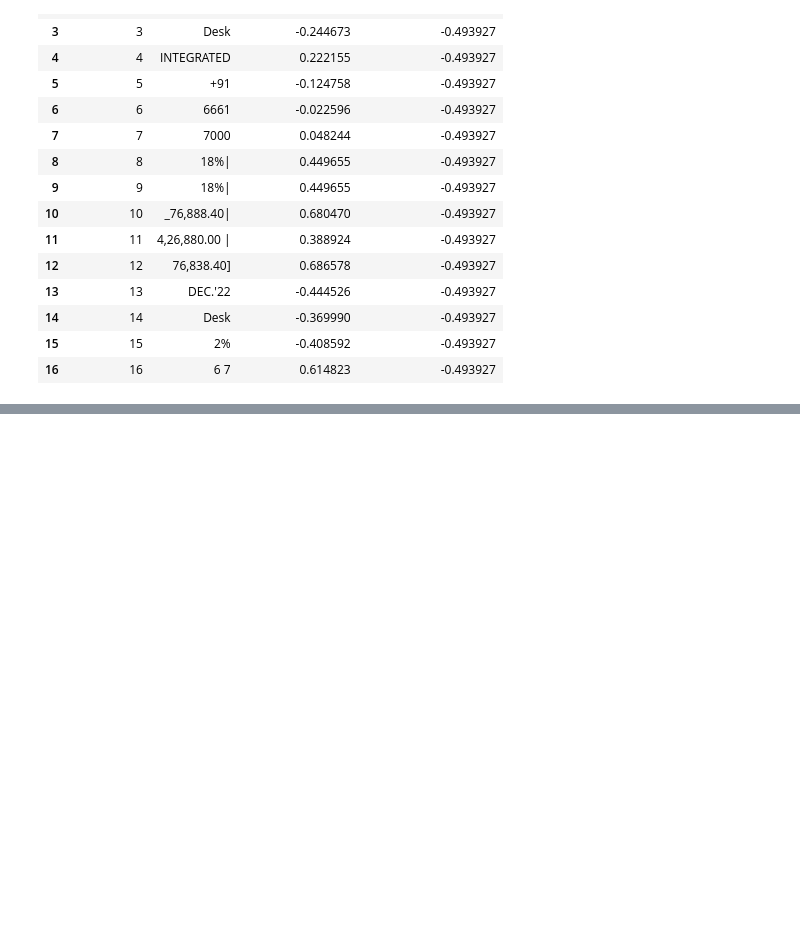
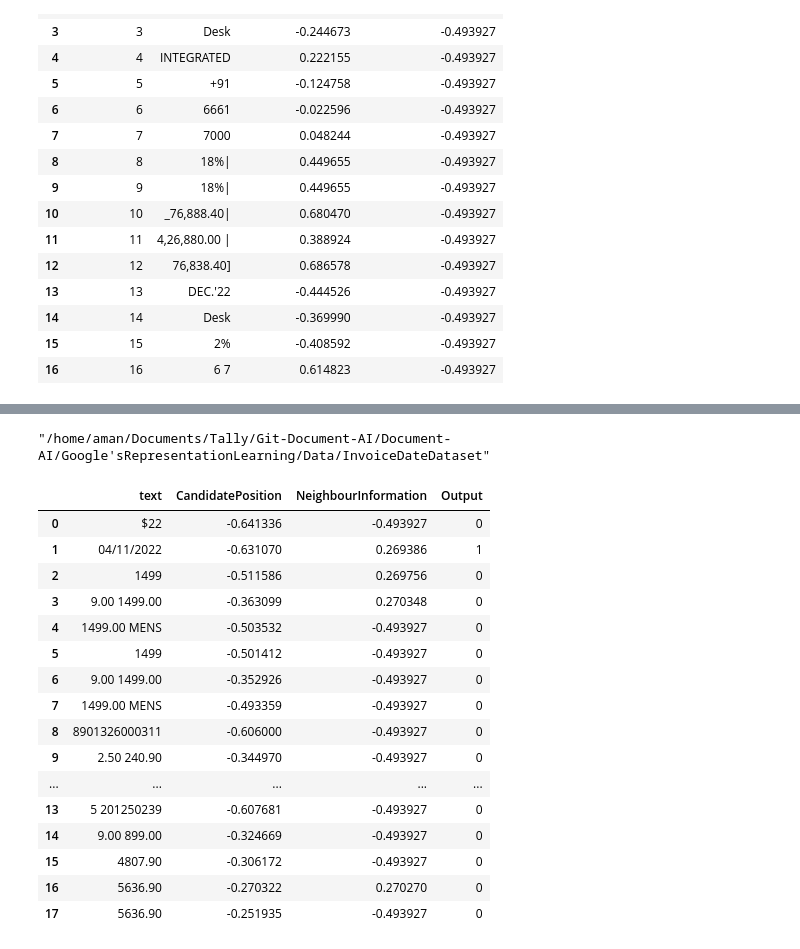
Before and after one commit to TallySolutions/Document-AI, a Jupyter notebook: Google'sRepresentationLearning/Process.ipynb, the cells around one changed output, grey strips where cells are left out. Saved outputs shown, nothing was run; the diff lists cells and outputs as text; code cells hidden in the pictures; blank space fills up the shorter version.

```diff
--- a/Google'sRepresentationLearning/Process.ipynb
+++ b/Google'sRepresentationLearning/Process.ipynb
@@ -129,0 +223,26 @@ df
+# %%
+pwd
+# %% [output]
+"/home/aman/Documents/Tally/Git-Document-AI/Document-AI/Google'sRepresentationLearning/Data/InvoiceDateDataset"
+# %%
+sample = pd.read_csv("56.jpeg.csv")
+sample.drop(columns=["Unnamed: 0.1", "Unnamed: 0", "Similarity"], inplace=True)
+sample
+# %% [output]
+|  | text | CandidatePosition | NeighbourInformation | Output |
+| 0 | $22 | -0.641336 | -0.493927 | 0 |
+| 1 | 04/11/2022 | -0.631070 | 0.269386 | 1 |
+| 2 | 1499 | -0.511586 | 0.269756 | 0 |
+| 3 | 9.00 1499.00 | -0.363099 | 0.270348 | 0 |
+| 4 | 1499.00 MENS | -0.503532 | -0.493927 | 0 |
+| 5 | 1499 | -0.501412 | -0.493927 | 0 |
+| 6 | 9.00 1499.00 | -0.352926 | -0.493927 | 0 |
+| 7 | 1499.00 MENS | -0.493359 | -0.493927 | 0 |
+| 8 | 8901326000311 | -0.606000 | -0.493927 | 0 |
+| 9 | 2.50 240.90 | -0.344970 | -0.493927 | 0 |
+| ... | ... | ... | ... | ... |
+| 13 | 5 201250239 | -0.607681 | -0.493927 | 0 |
+| 14 | 9.00 899.00 | -0.324669 | -0.493927 | 0 |
+| 15 | 4807.90 | -0.306172 | -0.493927 | 0 |
+| 16 | 5636.90 | -0.270322 | 0.270270 | 0 |
+| 17 | 5636.90 | -0.251935 | -0.493927 | 0 |
```
Also changed, not shown: parts of 8 cells of this notebook, 3 other files.
